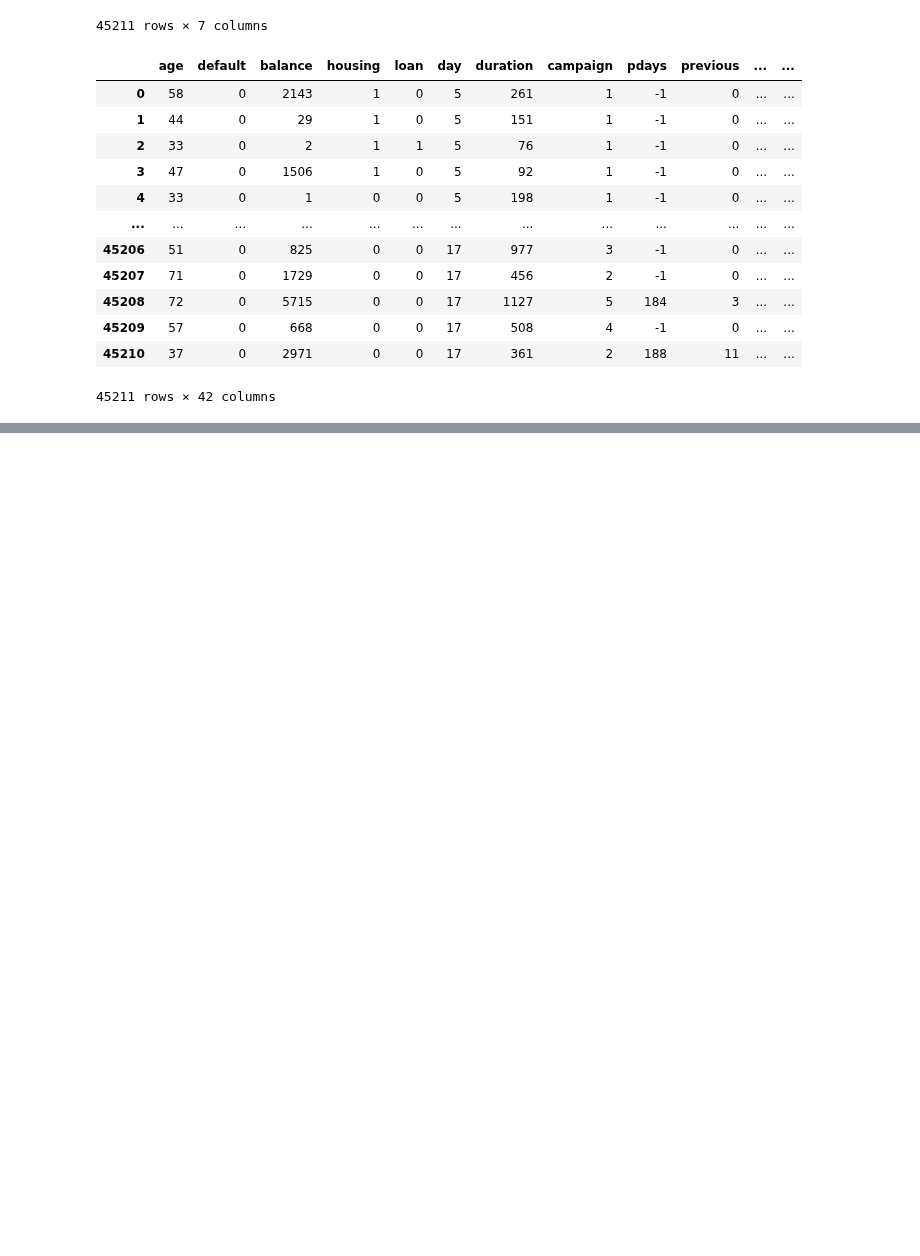
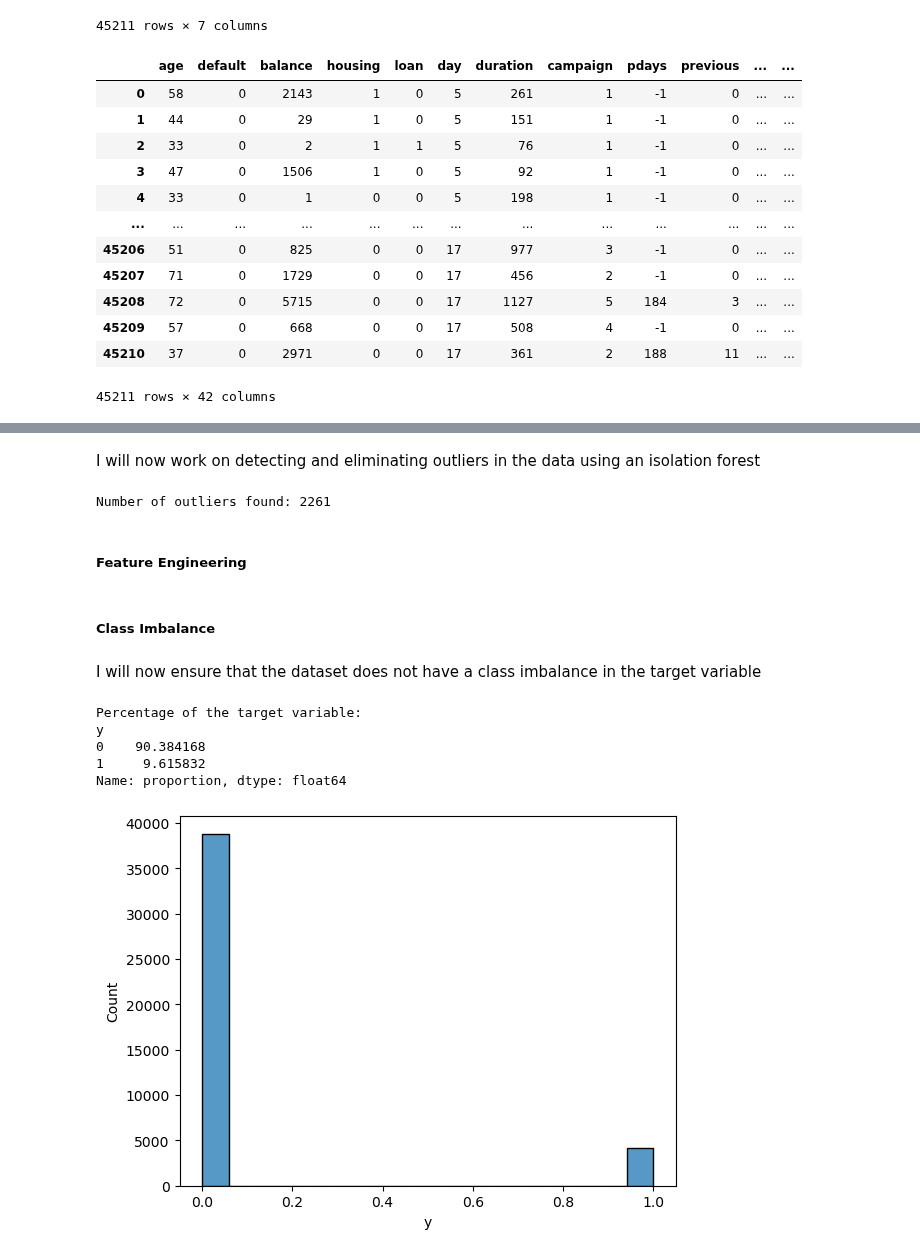
Before and after one commit to McGill-MMA-EnterpriseAnalytics/customer_banking, a Jupyter notebook: Classification_Problem.ipynb, the cells around one changed output, grey strips where cells are left out. Drawn from its saved outputs; the diff is of its cells as text; code cells hidden in the pictures; blank space fills up the shorter version.

```diff
--- a/Classification_Problem.ipynb
+++ b/Classification_Problem.ipynb
@@ -162,9 +162,9 @@ df_cat
 45211 rows × 7 columns
 # %%
 # convert binary variables to 0 and 1
-df['default'] = df['default'].map({'yes': 1, 'no': 0})
-df['housing'] = df['housing'].map({'yes': 1, 'no': 0})
-df['loan'] = df['loan'].map({'yes': 1, 'no': 0})
+df['default'] = df['default'].map({'yes': 1, 'no': 0}).astype(int)
+df['housing'] = df['housing'].map({'yes': 1, 'no': 0}).astype(int)
+df['loan'] = df['loan'].map({'yes': 1, 'no': 0}).astype(int)
 
 #dummify multi-class categorical variables
 df = pd.get_dummies(df, columns=['job', 'marital', 'education', 'month'])
@@ -185,0 +188,34 @@ df
+# %% [markdown]
+I will now work on detecting and eliminating outliers in the data using an isolation forest
+# %%
+##### Outlier Detection:
+from sklearn.ensemble import IsolationForest
+iforest = IsolationForest(contamination=.05, random_state=0)
+pred = iforest.fit_predict(df)
+# Extracting anomalies
+from numpy import where
+anomaly_index = where(pred==-1) #-1 is the label for anomalies
+anomaly_values = df.iloc[anomaly_index]
+# Removing anomalies
+df = df.drop(anomaly_values.index)
+print("Number of outliers found:", len(anomaly_values))
+# %% [output]
+Number of outliers found: 2261
+# %% [markdown]
+##### Feature Engineering
+# %% [markdown]
+##### Class Imbalance
+# %% [markdown]
+I will now ensure that the dataset does not have a class imbalance in the target variable
+# %%
+#plot the histogram of the target variable
+sns.histplot(df['y'])
+print("Percentage of the target variable:")
+print(df['y'].value_counts(normalize=True) * 100)
+# %% [output]
+Percentage of the target variable:
+y
+0    90.384168
+1     9.615832
+Name: proportion, dtype: float64
+[figure, added]
```
Also changed, not shown: parts of 5 cells of this notebook.
